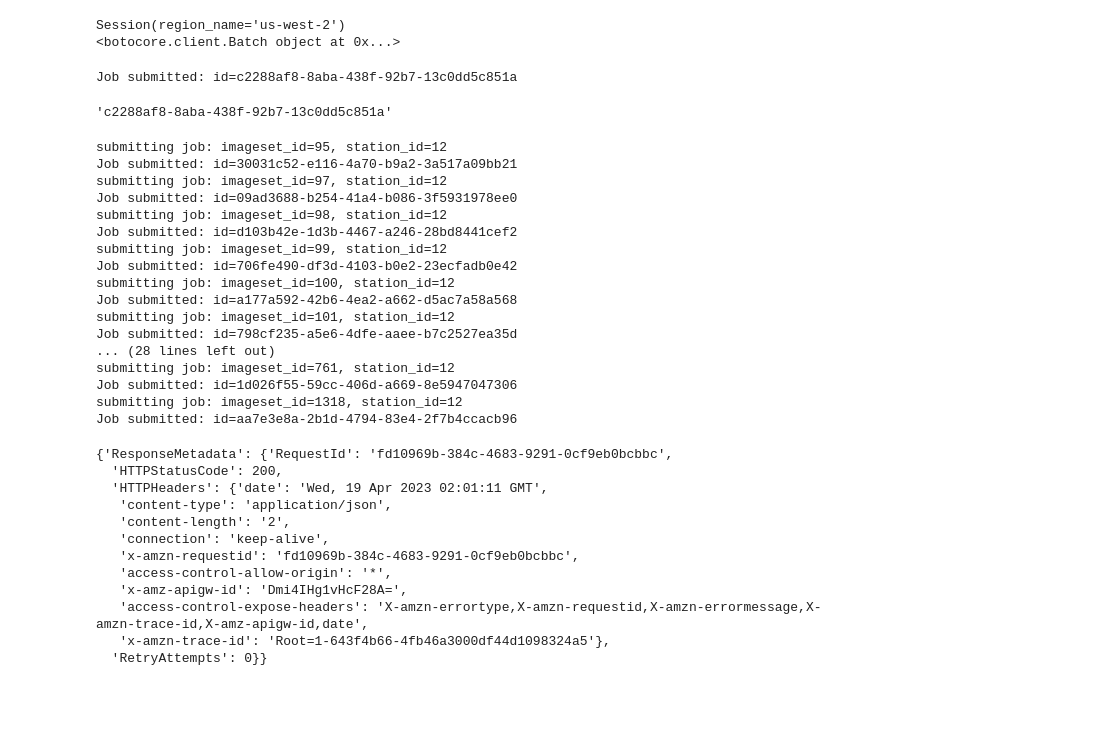
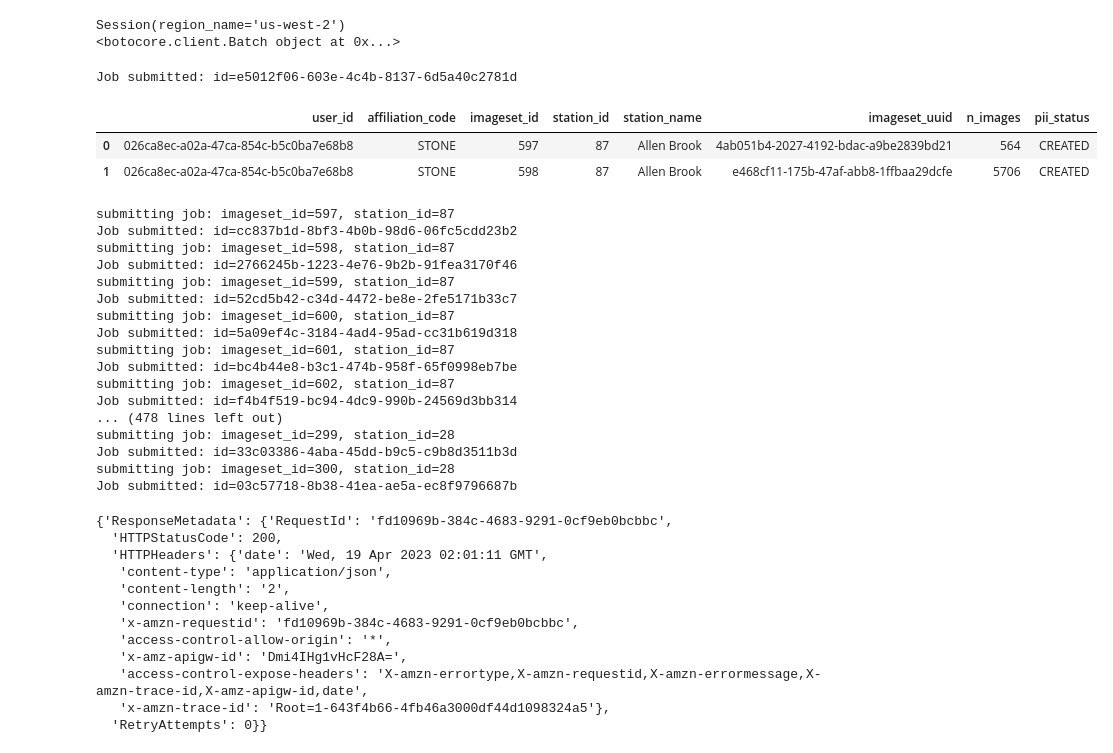
Before and after one commit to EcoSHEDS/fpe-model, a Jupyter notebook: pii-detector/notebooks/20230418-pii-batch-jobs.ipynb, the cells around one changed output. Drawn from its saved outputs; the diff is of its cells as text; code cells hidden in the pictures; blank space fills up the shorter version.

Commit message:
update pii-batch-jobs

```diff
--- a/pii-detector/notebooks/20230418-pii-batch-jobs.ipynb
+++ b/pii-detector/notebooks/20230418-pii-batch-jobs.ipynb
@@ -204,33 +189,67 @@ print(batch_client)
 # %% [output]
 Session(region_name='us-west-2')
 <botocore.client.Batch object at 0x...>
+# %%
+# try double CPU
+
+imageset_id = 405
+response = batch_client.submit_job(
+    jobName=f'pii-imageset-{imageset_id}',
+    jobQueue=JOB_QUEUE,
+    jobDefinition=JOB_DEFINITION_PII,
+    containerOverrides={
+        'command': [
+            'python',
+            'detect-imageset.py',
+            str(imageset_id)
+        ]
+        # 'resourceRequirements': [
+        #     {
+        #         "type": "VCPU",
+        #         "value": "2"
+        #     },
+        #     {
+        #         "type": "MEMORY",
+        #         "value": "4096"
+        #     }
+        # ]
+    }
+)
+
+# Extract and return the job ID from the response
+job_id = response['jobId']
+print(f'Job submitted: id={job_id}')
+# %% [output]
+Job submitted: id=e5012f06-603e-4c4b-8137-6d5a40c2781d
 # %%
 # submit_job_to_batch(batch_client, 593)
+df_imagesets.head(2)
 # %% [output]
-Job submitted: id=c2288af8-8aba-438f-92b7-13c0dd5c851a
-'c2288af8-8aba-438f-92b7-13c0dd5c851a'
+|  | user_id | affiliation_code | imageset_id | station_id | station_name | imageset_uuid | n_images | pii_status |
+| 0 | 026ca8ec-a02a-47ca-854c-b5c0ba7e68b8 | STONE | 597 | 87 | Allen Brook | 4ab051b4-2027-4192-bdac-a9be2839bd21 | 564 | CREATED |
+| 1 | 026ca8ec-a02a-47ca-854c-b5c0ba7e68b8 | STONE | 598 | 87 | Allen Brook | e468cf11-175b-47af-abb8-1ffbaa29dcfe | 5706 | CREATED |
 # %%
-for _, row in df_imagesets[df_imagesets['station_id'] == 12].iterrows():
+for _, row in df_imagesets.iterrows():
     print(f"submitting job: imageset_id={row['imageset_id']}, station_id={row['station_id']}")
     submit_job_to_batch(batch_client, row['imageset_id'])
 # %% [output]
-submitting job: imageset_id=95, station_id=12
-Job submitted: id=30031c52-e116-4a70-b9a2-3a517a09bb21
-submitting job: imageset_id=97, station_id=12
-Job submitted: id=09ad3688-b254-41a4-b086-3f5931978ee0
-submitting job: imageset_id=98, station_id=12
-Job submitted: id=d103b42e-1d3b-4467-a246-28bd8441cef2
-submitting job: imageset_id=99, station_id=12
-Job submitted: id=706fe490-df3d-4103-b0e2-23ecfadb0e42
-submitting job: imageset_id=100, station_id=12
-Job submitted: id=a177a592-42b6-4ea2-a662-d5ac7a58a568
-submitting job: imageset_id=101, station_id=12
-Job submitted: id=798cf235-a5e6-4dfe-aaee-b7c2527ea35d
-... (28 lines left out)
-submitting job: imageset_id=761, station_id=12
-Job submitted: id=1d026f55-59cc-406d-a669-8e5947047306
-submitting job: imageset_id=1318, station_id=12
-Job submitted: id=aa7e3e8a-2b1d-4794-83e4-2f7b4ccacb96
+submitting job: imageset_id=597, station_id=87
+Job submitted: id=cc837b1d-8bf3-4b0b-98d6-06fc5cdd23b2
+submitting job: imageset_id=598, station_id=87
+Job submitted: id=2766245b-1223-4e76-9b2b-91fea3170f46
+submitting job: imageset_id=599, station_id=87
+Job submitted: id=52cd5b42-c34d-4472-be8e-2fe5171b33c7
+submitting job: imageset_id=600, station_id=87
+Job submitted: id=5a09ef4c-3184-4ad4-95ad-cc31b619d318
+submitting job: imageset_id=601, station_id=87
+Job submitted: id=bc4b44e8-b3c1-474b-958f-65f0998eb7be
+submitting job: imageset_id=602, station_id=87
+Job submitted: id=f4b4f519-bc94-4dc9-990b-24569d3bb314
+... (478 lines left out)
+submitting job: imageset_id=299, station_id=28
+Job submitted: id=33c03386-4aba-45dd-b9c5-c9b8d3511b3d
+submitting job: imageset_id=300, station_id=28
+Job submitted: id=03c57718-8b38-41ea-ae5a-ec8f9796687b
 # %%
 terminate_batch_job(batch_client, "c2288af8-8aba-438f-92b7-13c0dd5c851a", "duplicate")
 # %% [output]
```
Also changed, not shown: parts of 9 cells of this notebook.
